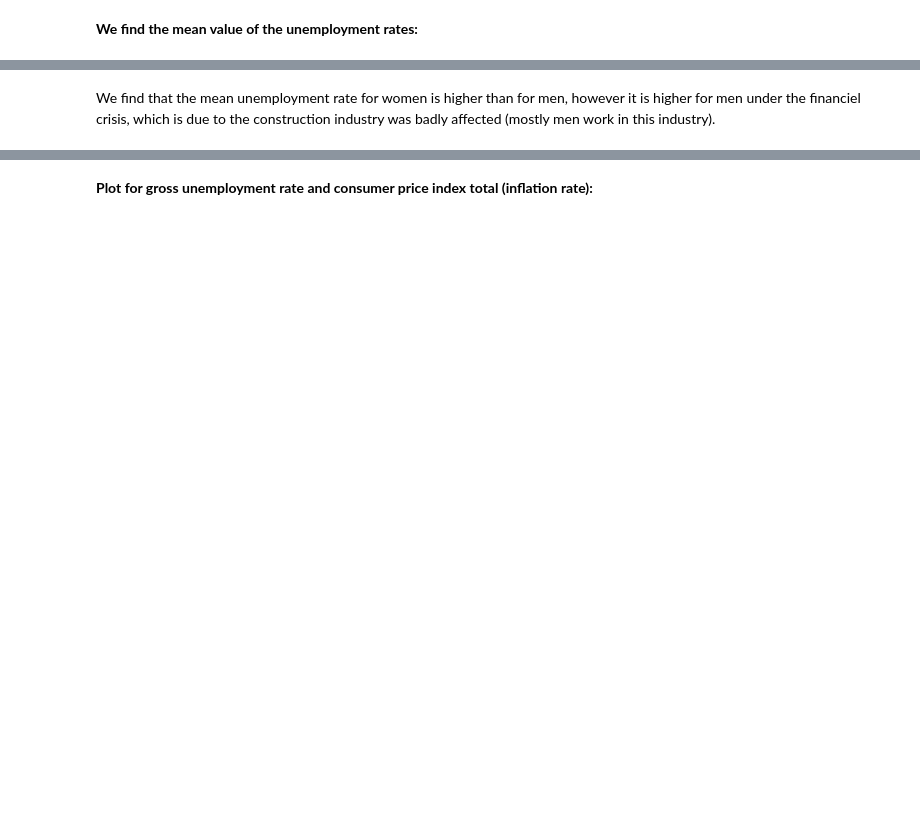
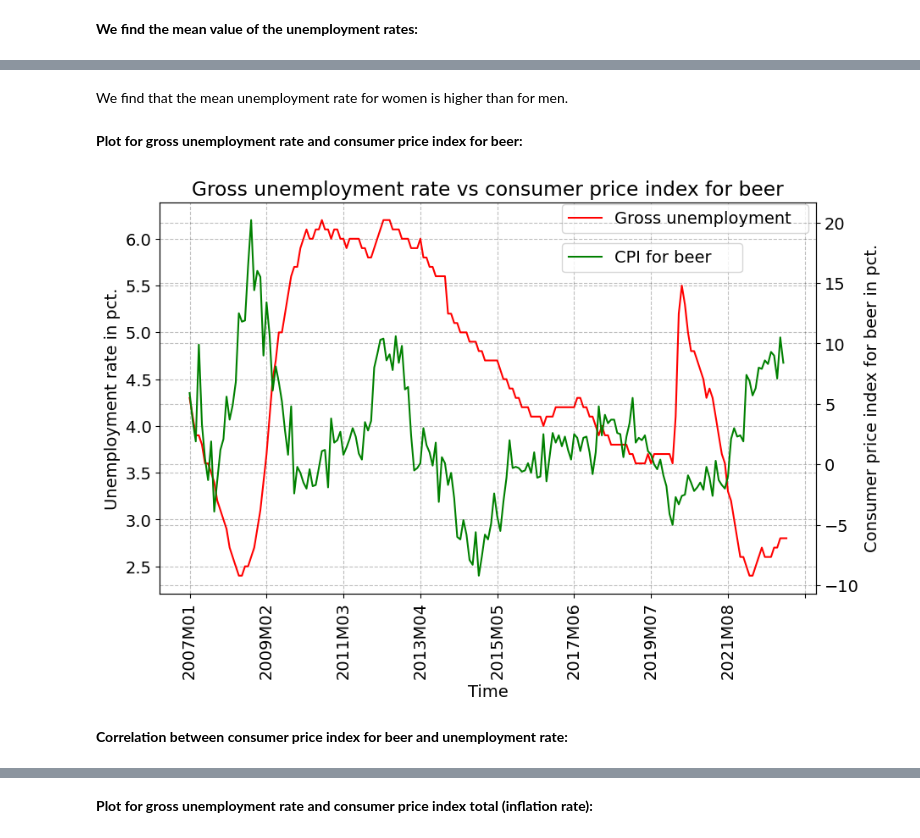
Before and after one commit to NumEconCopenhagen/projects-2023-noobs, a Jupyter notebook: dataproject/Beer.ipynb, the cells around one changed output, grey strips where cells are left out. Cells and saved outputs as stored; diff of their text form; code cells hidden in the pictures; blank space fills up the shorter version.

```diff
--- a/dataproject/Beer.ipynb
+++ b/dataproject/Beer.ipynb
@@ -244,2 +214,55 @@ Mean unemployment rate for total: 4.43
 # %% [markdown]
-We find that the mean unemployment rate for women is higher than for men, however it is higher for men under the financiel crisis, which is due to the construction industry was badly affected (mostly men work in this industry).
+We find that the mean unemployment rate for women is higher than for men.
+# %% [markdown]
+**Plot for gross unemployment rate and consumer price index for beer:**
+# %%
+# Define the categories for unemployment and consumer price index
+Unemployment = ["Gross unemployment"]
+Consumer_price_index = ["00 Consumer price index, total","02.1.3 Beer"]
+
+# Convert the 'INDHOLD_y' and 'INDHOLD_x' columns to numeric format
+beer['INDHOLD_y'] = pd.to_numeric(beer['INDHOLD_y'], errors='coerce')
+beer['INDHOLD_x'] = pd.to_numeric(beer['INDHOLD_x'], errors='coerce')
+
+# Group the data and calculate the mean to create the 'beer_y' DataFrame
+beer_y = beer.groupby(['YD', 'TID'])['INDHOLD_y'].mean().unstack()
+
+# Group the data and calculate the mean to create the 'beer_x' DataFrame
+beer_x = beer.groupby(['VAREGR', 'TID'])['INDHOLD_x'].mean().unstack()
+
+# Create the figure and subplot
+fig = plt.figure(figsize=(10, 6))
+ax = fig.add_subplot(1, 1, 1)
+
+# Plot the 'Gross unemployment' data on the primary y-axis
+beer_y.loc[Unemployment[0]].plot(ax=ax, label=Unemployment[0], color="red")
+
+# Add legend to the primary y-axis
+ax.legend(frameon=True, bbox_to_anchor=(0.6, 0.9, 0.4, 0.2), loc="lower left", mode="expand")
+
+# Set labels and rotation for the axes
+ax.set_ylabel('Unemployment rate in pct.')
+ax.set_xlabel('Time')
+ax.set_xticklabels(ax.get_xticklabels(), rotation='vertical')
+
+# Create the secondary y-axis
+ax2 = ax.twinx()
+
+# Plot the 'CPI for beer' data on the secondary y-axis
+beer_x.loc[Consumer_price_index[1]].plot(ax=ax2, label='CPI for beer', color='green')
+
+# Add legend to the secondary y-axis
+ax2.legend(frameon=True, bbox_to_anchor=(0.6, 0.8, 0.3, 0.2), loc="lower right", mode="expand")
+
+# Set label for the secondary y-axis
+ax2.set_ylabel('Consumer price index for beer in pct.')
+
+# Set the title of the plot
+ax.set_title('Gross unemployment rate vs consumer price index for beer')
+
+# Display the plot
+plt.show()
+# %% [output]
+[figure, added]
+# %% [markdown]
+**Correlation between consumer price index for beer and unemployment rate:**
```
Also changed, not shown: parts of 22 cells of this notebook.
